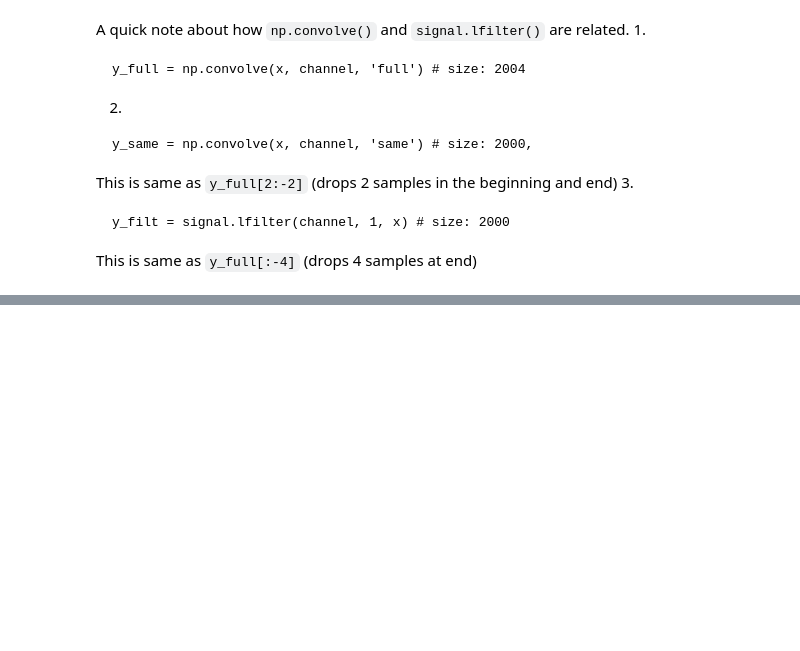
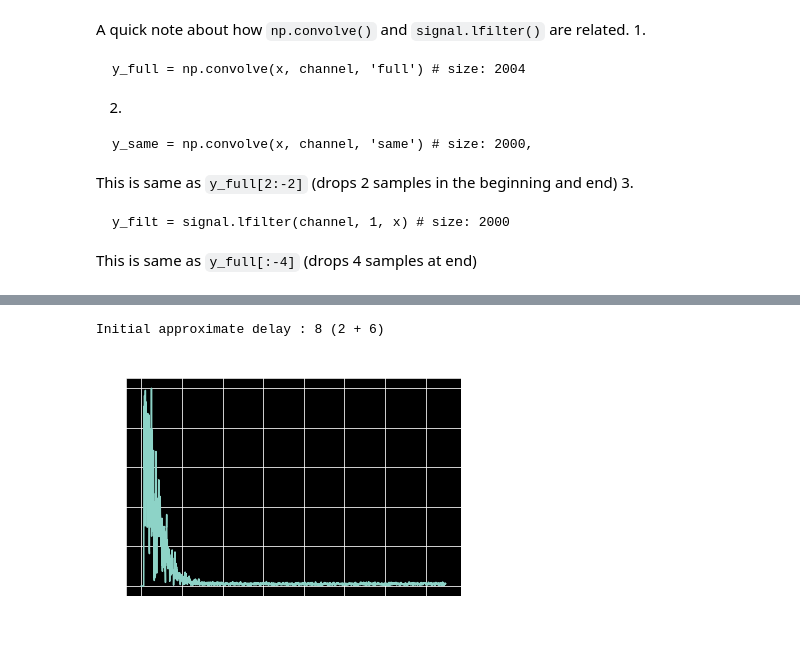
Before and after one commit to mohantyk/dsp_in_comm, a Jupyter notebook: chap4.ipynb, the cells around one changed output, grey strips where cells are left out. Saved outputs shown, nothing was run; the diff lists cells and outputs as text; code cells hidden in the pictures; blank space fills up the shorter version.

```diff
--- a/chap4.ipynb
+++ b/chap4.ipynb
@@ -190,0 +204,35 @@ ax4.grid(linestyle='dashed');
+# %%
+taps = 13
+equalizer = np.zeros(taps, complex)
+equalizer[taps//2] = 1 # All pass filter, just delays the input
+
+channel_delay = np.argmax(channel)
+equalizer_delay = np.argmax(equalizer)
+approx_delay = channel_delay + equalizer_delay
+print(f'Initial approximate delay : {approx_delay} ({channel_delay} + {equalizer_delay})')
+
+u = 0.005 # Learning rate
+Y = np.zeros_like(equalizer, complex)
+estimate = np.zeros_like(y, complex)
+error = np.zeros_like(y, complex)
+
+# Adaptation loop
+for n, sample in enumerate(y):
+    Y = np.roll(Y, 1)
+    Y[0] = sample
+    estimate[n] = np.dot(Y, equalizer)
+
+    if n >= approx_delay+5:
+        training_symbol = x[n-approx_delay]
+        error[n] = training_symbol - estimate[n]
+        equalizer += 2*u*error[n]*Y.conjugate()
+        #print('{}: {} \t {:.2f} {}'.format(n, training_symbol, estimate[n], equalizer[:2]))
+
+
+plt.plot(abs(error))
+plt.xlabel('LMS iterations')
+plt.title('Absolute value of error')
+plt.grid();
+# %% [output]
+Initial approximate delay : 8 (2 + 6)
+[figure, added]
```
Also changed, not shown: parts of 14 cells of this notebook.
